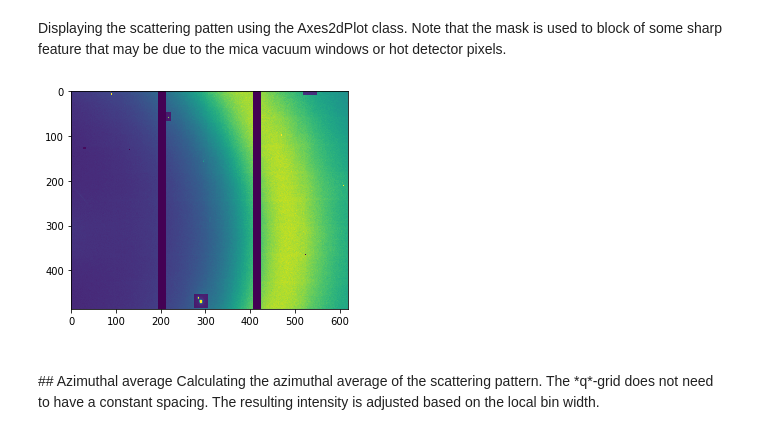
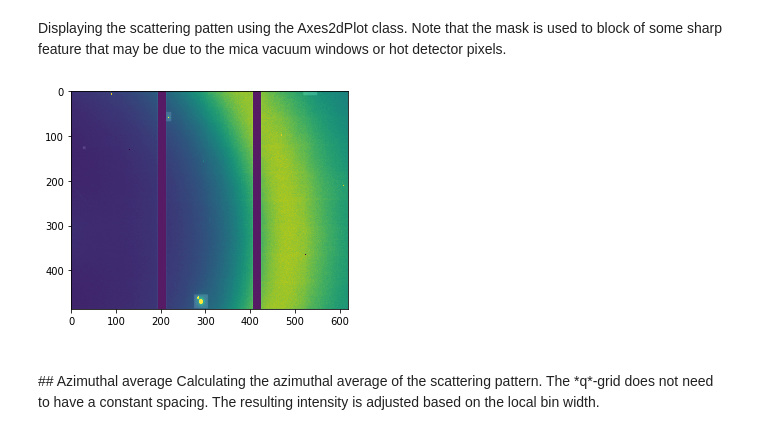
Before and after one commit to NSLS-II-LIX/py4xs, a Jupyter notebook: docs/Data2D_demo.ipynb, the cells around one changed output. Cells and saved outputs as stored; diff of their text form; code cells hidden in the pictures.

```diff
--- a/docs/Data2D_demo.ipynb
+++ b/docs/Data2D_demo.ipynb
@@ -48,16 +48,15 @@ Displaying the scattering patten using the Axes2dPlot class. Note that the mask
 # %%
 plt.figure()
 ax = plt.gca()
 paxr = Axes2dPlot(ax, dw1.data, exp=ep)
 # plotting the data twice with and without mask to show how well the mask works
-paxr.plot()
-paxr.plot(mask=ep.mask)
+paxr.plot(showMask=True)
 paxr.coordinate_translation="xy2qphi"
 # the following operation only affect the most recent plot??
 paxr.img.set_clim(0,14000)
 plt.show()
 # %% [output]
-[figure, old version]
+[figure, new version]
 # %% [markdown]
 <br>
 ## Azimuthal average
```
Also changed, not shown: 1 other file.
